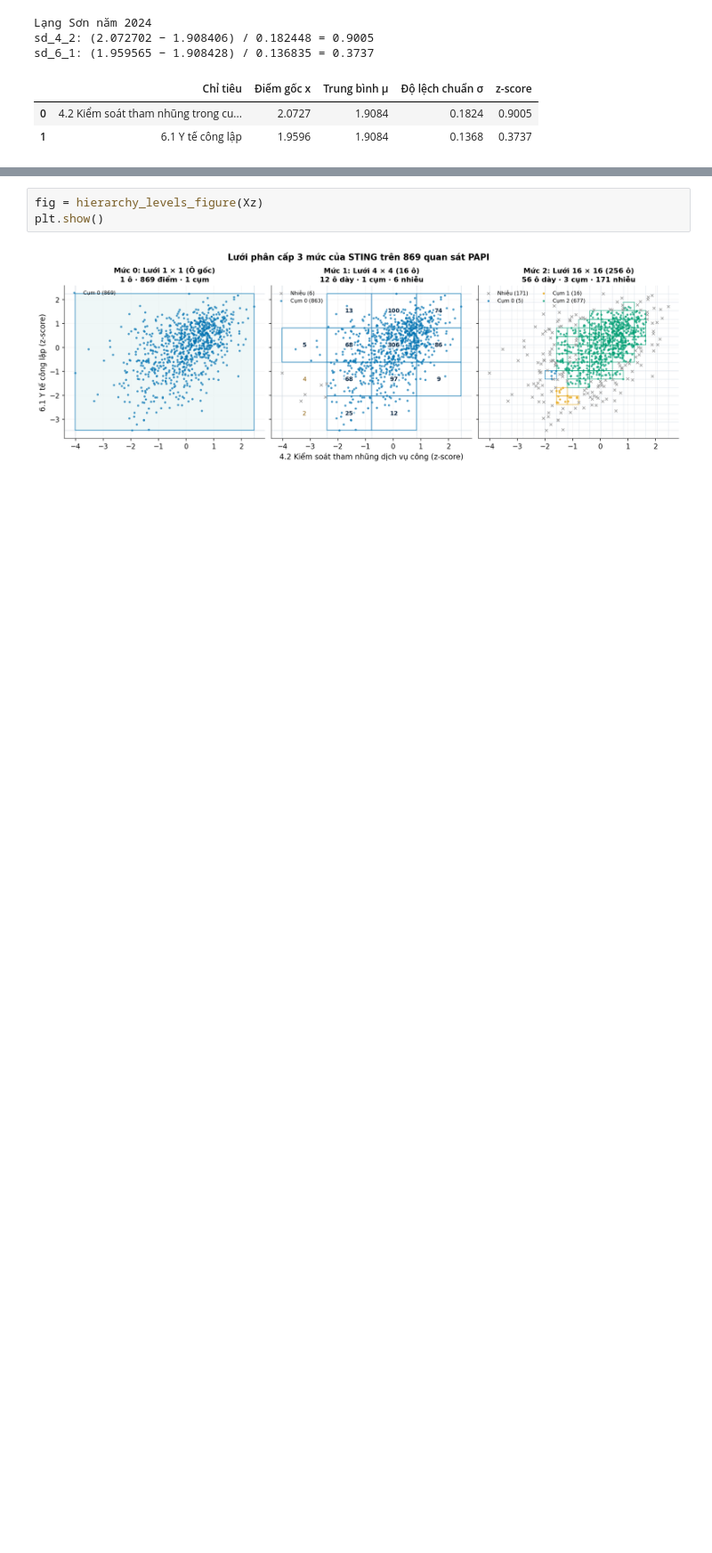
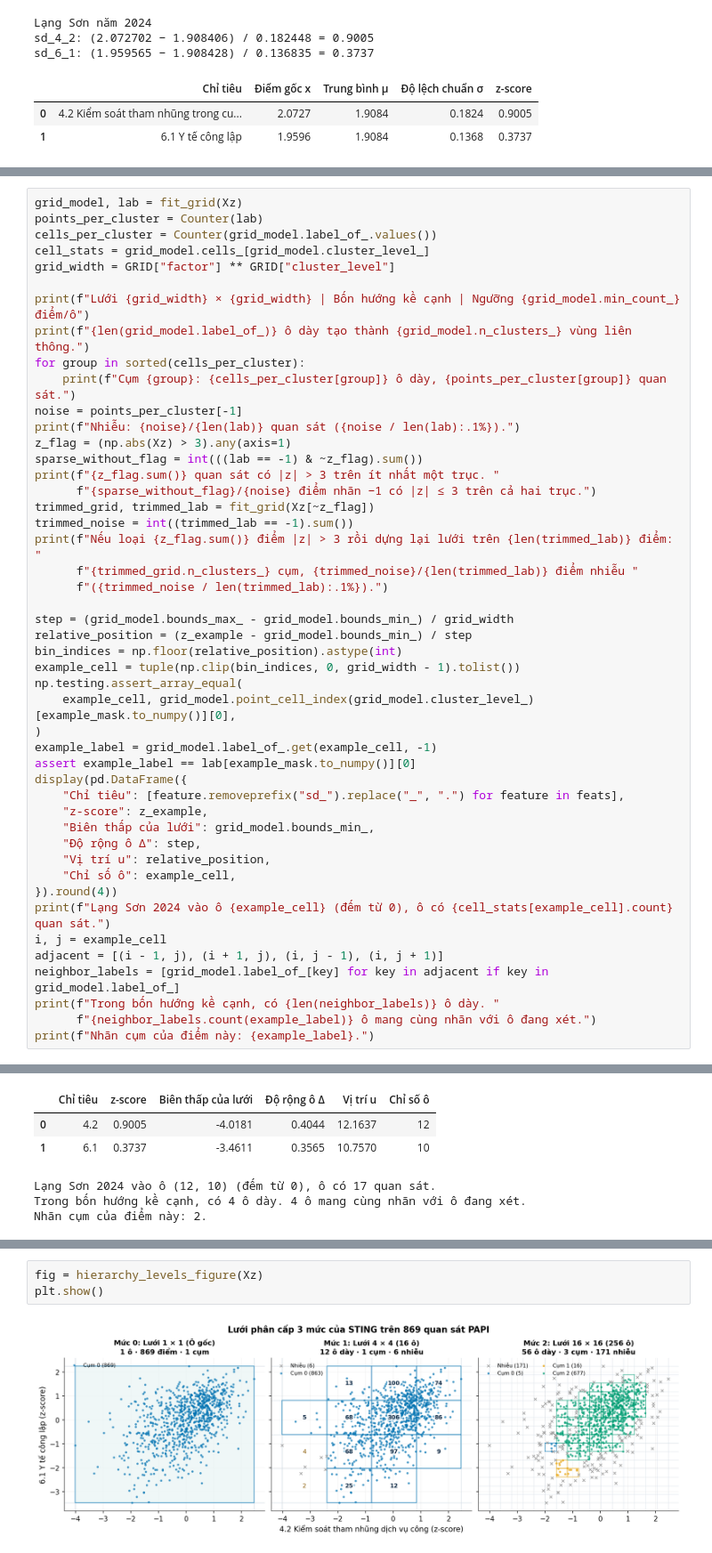
Before and after one commit to JasonTM17/Grid_Based_Sociology, a Jupyter notebook: notebooks/Nhom15_GiuaKy_STING_PAPI.ipynb, the cells around one changed output, grey strips where cells are left out. Shown at 89% size. Drawn from its saved outputs; the diff is of its cells as text; blank space fills up the shorter version.

```diff
--- a/notebooks/Nhom15_GiuaKy_STING_PAPI.ipynb
+++ b/notebooks/Nhom15_GiuaKy_STING_PAPI.ipynb
@@ -372,0 +336,48 @@ Nhãn cụm của điểm này: 2.
+# %%
+grid_model, lab = fit_grid(Xz)
+points_per_cluster = Counter(lab)
+cells_per_cluster = Counter(grid_model.label_of_.values())
+cell_stats = grid_model.cells_[grid_model.cluster_level_]
+grid_width = GRID["factor"] ** GRID["cluster_level"]
+
+print(f"Lưới {grid_width} × {grid_width} | Bốn hướng kề cạnh | Ngưỡng {grid_model.min_count_} điểm/ô")
+print(f"{len(grid_model.label_of_)} ô dày tạo thành {grid_model.n_clusters_} vùng liên thông.")
+for group in sorted(cells_per_cluster):
+    print(f"Cụm {group}: {cells_per_cluster[group]} ô dày, {points_per_cluster[group]} quan sát.")
+noise = points_per_cluster[-1]
+print(f"Nhiễu: {noise}/{len(lab)} quan sát ({noise / len(lab):.1%}).")
+z_flag = (np.abs(Xz) > 3).any(axis=1)
+sparse_without_flag = int(((lab == -1) & ~z_flag).sum())
+print(f"{z_flag.sum()} quan sát có |z| > 3 trên ít nhất một trục. "
+      f"{sparse_without_flag}/{noise} điểm nhãn −1 có |z| ≤ 3 trên cả hai trục.")
+trimmed_grid, trimmed_lab = fit_grid(Xz[~z_flag])
+trimmed_noise = int((trimmed_lab == -1).sum())
+print(f"Nếu loại {z_flag.sum()} điểm |z| > 3 rồi dựng lại lưới trên {len(trimmed_lab)} điểm: "
+      f"{trimmed_grid.n_clusters_} cụm, {trimmed_noise}/{len(trimmed_lab)} điểm nhiễu "
+      f"({trimmed_noise / len(trimmed_lab):.1%}).")
+
+step = (grid_model.bounds_max_ - grid_model.bounds_min_) / grid_width
+relative_position = (z_example - grid_model.bounds_min_) / step
+bin_indices = np.floor(relative_position).astype(int)
+example_cell = tuple(np.clip(bin_indices, 0, grid_width - 1).tolist())
+np.testing.assert_array_equal(
+    example_cell, grid_model.point_cell_index(grid_model.cluster_level_)[example_mask.to_numpy()][0],
+)
+example_label = grid_model.label_of_.get(example_cell, -1)
+assert example_label == lab[example_mask.to_numpy()][0]
+display(pd.DataFrame({
+    "Chỉ tiêu": [feature.removeprefix("sd_").replace("_", ".") for feature in feats],
+    "z-score": z_example,
+    "Biên thấp của lưới": grid_model.bounds_min_,
+    "Độ rộng ô Δ": step,
+    "Vị trí u": relative_position,
+    "Chỉ số ô": example_cell,
+}).round(4))
+print(f"Lạng Sơn 2024 vào ô {example_cell} (đếm từ 0), ô có {cell_stats[example_cell].count} quan sát.")
+i, j = example_cell
+adjacent = [(i - 1, j), (i + 1, j), (i, j - 1), (i, j + 1)]
+neighbor_labels = [grid_model.label_of_[key] for key in adjacent if key in grid_model.label_of_]
+print(f"Trong bốn hướng kề cạnh, có {len(neighbor_labels)} ô dày. "
+      f"{neighbor_labels.count(example_label)} ô mang cùng nhãn với ô đang xét.")
+print(f"Nhãn cụm của điểm này: {example_label}.")
+# %% [output]
@@ -372,0 +392,6 @@ Nhãn cụm của điểm này: 2.
+|  | Chỉ tiêu | z-score | Biên thấp của lưới | Độ rộng ô Δ | Vị trí u | Chỉ số ô |
+| 0 | 4.2 | 0.9005 | -4.0181 | 0.4044 | 12.1637 | 12 |
+| 1 | 6.1 | 0.3737 | -3.4611 | 0.3565 | 10.7570 | 10 |
+Lạng Sơn 2024 vào ô (12, 10) (đếm từ 0), ô có 17 quan sát.
+Trong bốn hướng kề cạnh, có 4 ô dày. 4 ô mang cùng nhãn với ô đang xét.
+Nhãn cụm của điểm này: 2.
```
Also changed, not shown: parts of 25 cells of this notebook, 13 other files.
